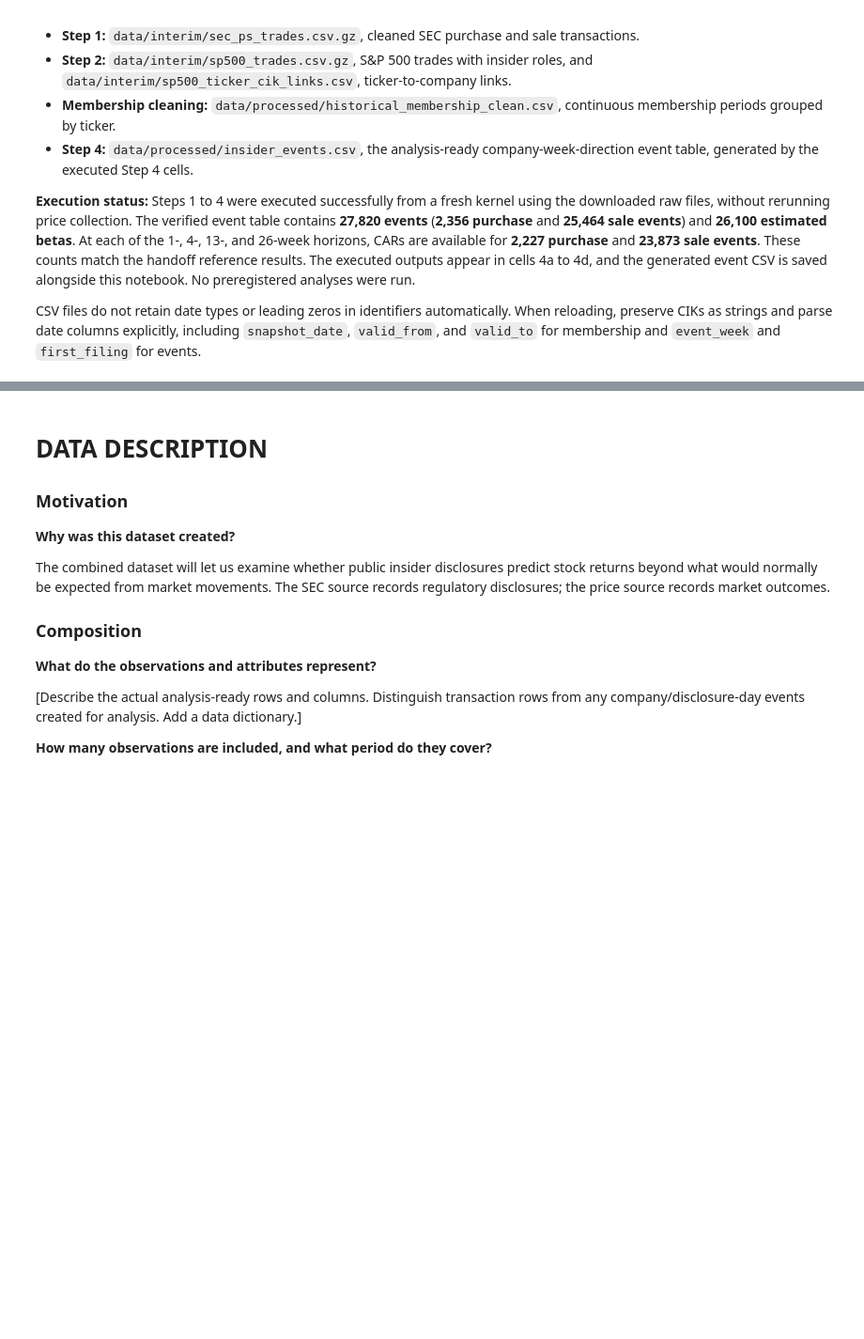
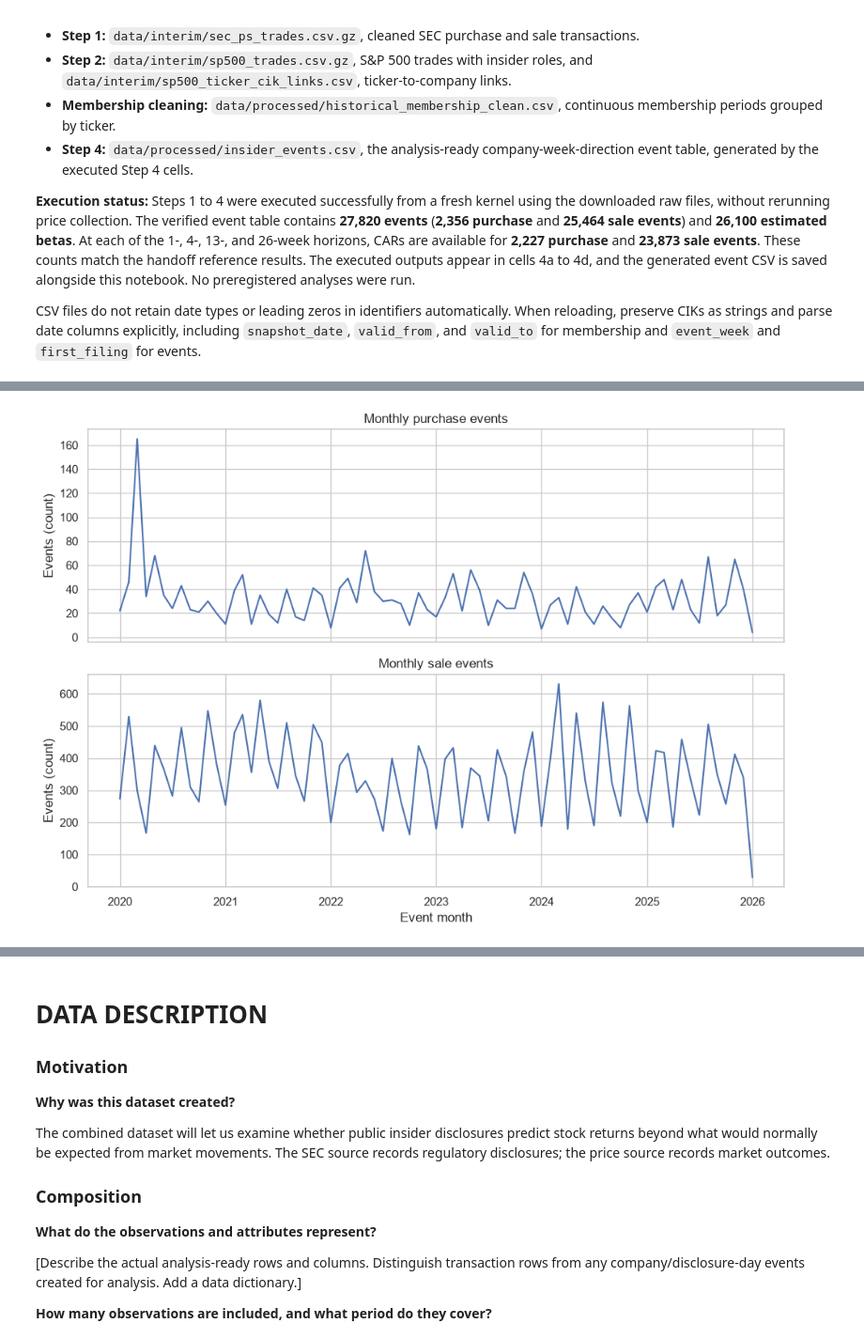
Before and after one commit to Vansh-Kakra/DSproject, a Jupyter notebook: insider-trading-phase2/phase2_insider_trading.ipynb, the cells around one changed output, grey strips where cells are left out. Shown at 94% size. Drawn from its saved outputs; the diff is of its cells as text; code cells hidden in the pictures; blank space fills up the shorter version.

```diff
--- a/insider-trading-phase2/phase2_insider_trading.ipynb
+++ b/insider-trading-phase2/phase2_insider_trading.ipynb
@@ -1135,0 +1191,7 @@ questions or dataset description should change based on what the EDA reveals.]
+# %%
+# 5b. Summarize each direction's outcome distribution separately without fitting a research model.
+for label, events in [("Purchase events", purchase_events), ("Sale events", sale_events)]:
+    print(f"{label}: CAR in percentage points")
+    distribution = (events[car_cols] * 100).describe(percentiles=[.05, .5, .95]).T
+    display(distribution[["count", "mean", "50%", "std", "5%", "95%"]]
+            .rename(columns={"50%": "median"}).round(2))
@@ -1135,0 +1223,13 @@ questions or dataset description should change based on what the EDA reveals.]
+# %%
+# 5c. Plot monthly event counts with separate scales for purchases and sales.
+event_month = df_events["event_week"].dt.to_period("M")
+monthly_events = (df_events.groupby([event_month, "trans_code"]).size().unstack(fill_value=0)
+                  .reindex(pd.period_range(event_month.min(), event_month.max(), freq="M"), fill_value=0))
+fig, axes = plt.subplots(2, 1, figsize=(10, 7), sharex=True)
+for ax, direction, label in zip(axes, ["P", "S"], ["Purchase", "Sale"]):
+    sns.lineplot(x=monthly_events.index.to_timestamp(), y=monthly_events[direction].to_numpy(), ax=ax)
+    ax.set(title=f"Monthly {label.lower()} events", ylabel="Events (count)", xlabel="Event month")
+fig.tight_layout()
+plt.show()
+# %% [output]
+[figure, added]
```
Also changed, not shown: parts of 32 cells of this notebook.
